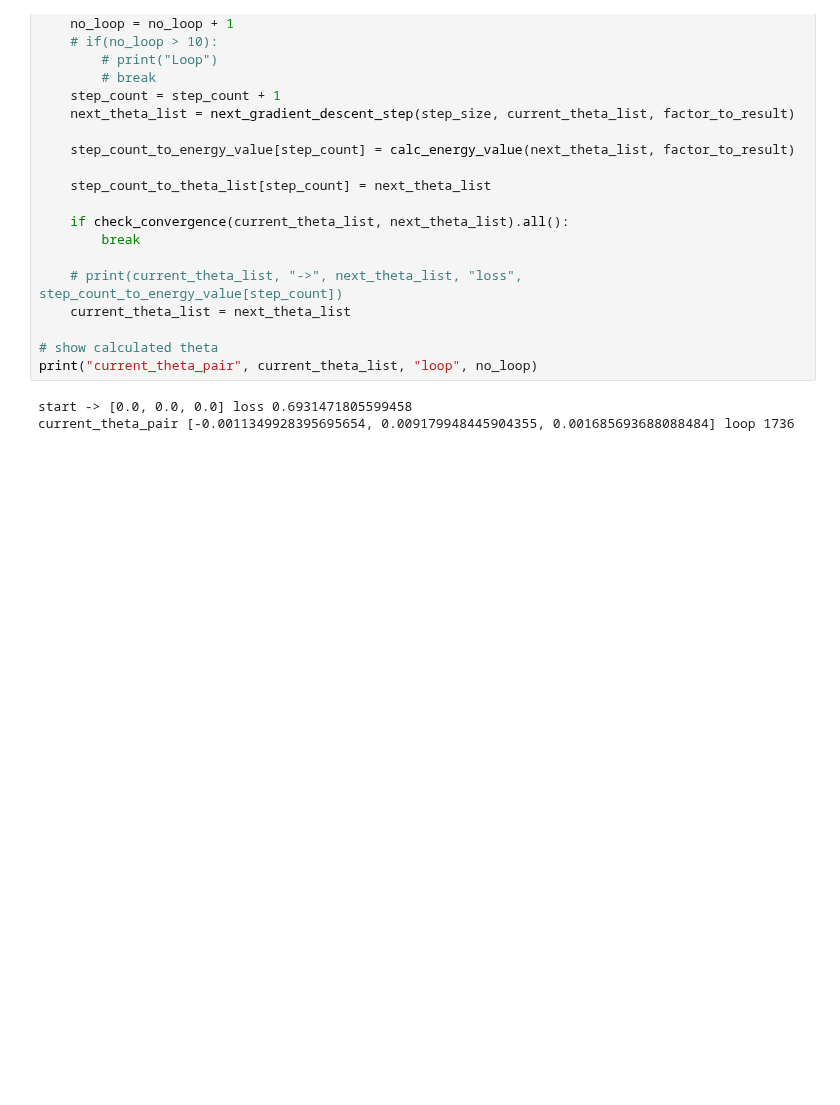
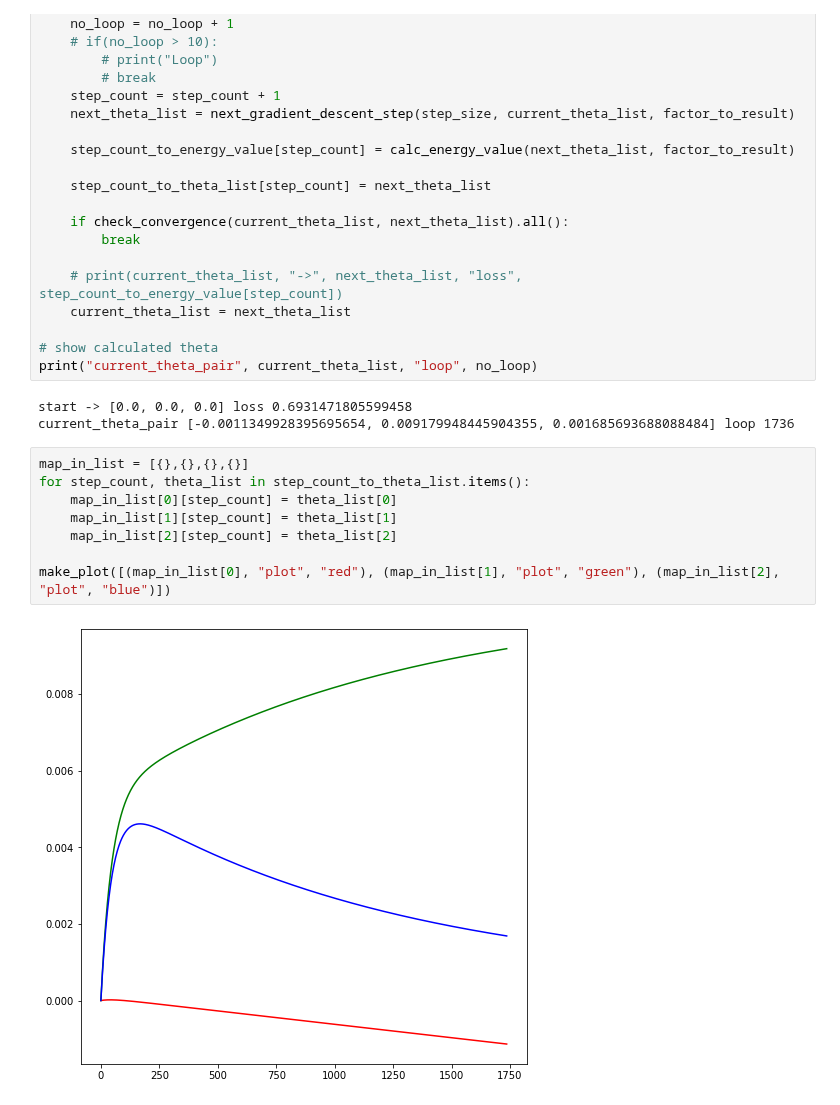
Before and after one commit to pula39/ml-assignment, a Jupyter notebook: ml_assignment5.ipynb, the cells around one changed output. Drawn from its saved outputs; the diff is of its cells as text; blank space fills up the shorter version.

Commit message:
2. Plot the estimated parameters [3pt]

```diff
--- a/ml_assignment5.ipynb
+++ b/ml_assignment5.ipynb
@@ -171,3 +171,13 @@ print("current_theta_pair", current_theta_list, "loop", no_loop)
 # %% [output]
 start -> [0.0, 0.0, 0.0] loss 0.6931471805599458
 current_theta_pair [-0.0011349928395695654, 0.009179948445904355, 0.001685693688088484] loop 1736
+# %%
+map_in_list = [{},{},{},{}]
+for step_count, theta_list in step_count_to_theta_list.items():
+    map_in_list[0][step_count] = theta_list[0]
+    map_in_list[1][step_count] = theta_list[1]
+    map_in_list[2][step_count] = theta_list[2]
+
+make_plot([(map_in_list[0], "plot", "red"), (map_in_list[1], "plot", "green"), (map_in_list[2], "plot", "blue")])
+# %% [output]
+[figure, added]
```
